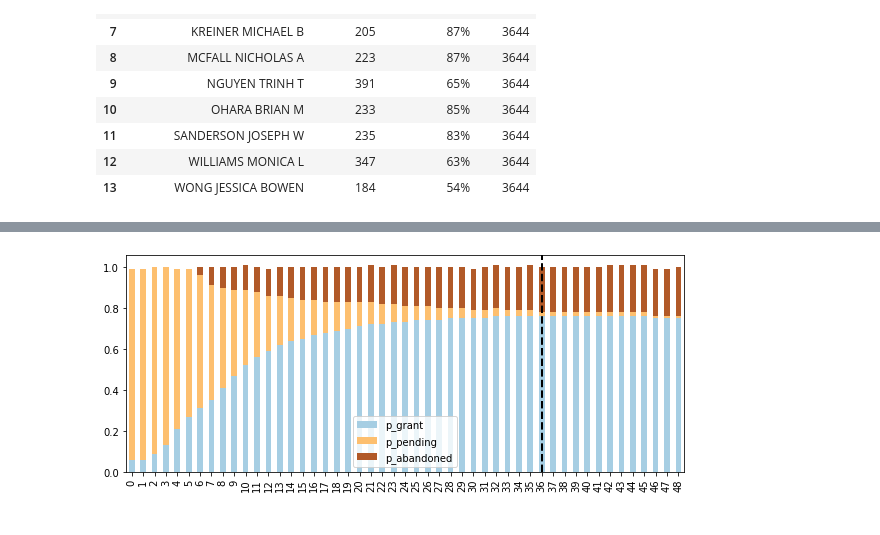
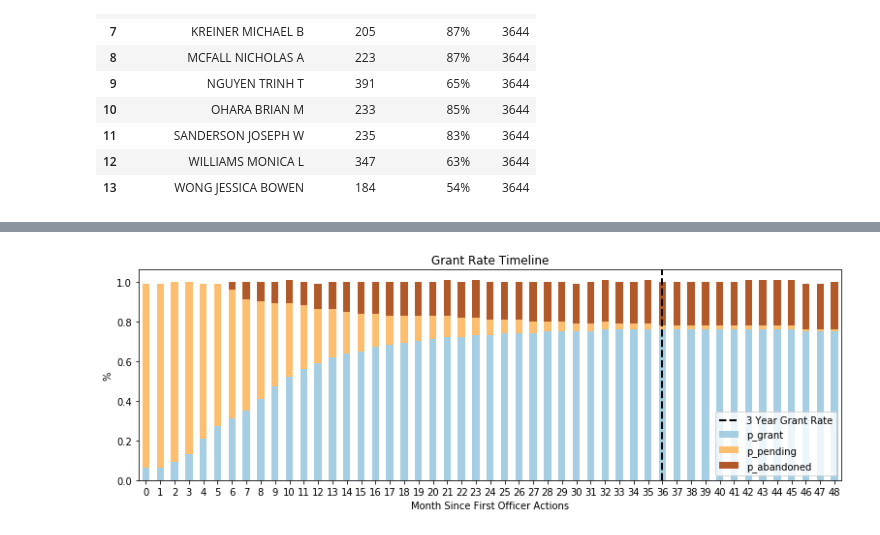
Before and after one commit to chajmz/Dataquest, a Jupyter notebook: Scrapping_Examiners_Data.ipynb, the cells around one changed output, grey strips where cells are left out. Drawn from its saved outputs; the diff is of its cells as text; code cells hidden in the pictures.

```diff
--- a/Scrapping_Examiners_Data.ipynb
+++ b/Scrapping_Examiners_Data.ipynb
@@ -30,20 +30,21 @@ from bs4 import BeautifulSoup
 def scrapArtUnitExaminers(num):
   url = 'https://www.patentbots.com/stats/art-unit/'+str(num)
   response = requests.get(url)
-  soup = BeautifulSoup(response.text, "html.parser")
-  td = soup.findAll('td')
-  pattern = r'[0-9]*[-]([\w-]*)\"'
-  l2 = []
-  for i in range(0,len(td),3):
-    line_str = str(td[i].contents[0])
-    if 'examiner/' in line_str:
-      name = re.search(pattern, line_str).group(1).replace('-',' ')
-      num_case = int(td[i+1].contents[0])
-      grant = str(td[i+2].contents[0])
-      l2.append([name,num_case,grant])
-  df = pd.DataFrame(l2,columns=['examiner','num_case','percent_grant'])
-  df['art_unit'] = num
-  return df
+  if response.status_code == 200:
+    soup = BeautifulSoup(response.text, "html.parser")
+    td = soup.findAll('td')
+    pattern = r'[0-9]*[-]([\w-]*)\"'
+    l2 = []
+    for i in range(0,len(td),3):
+      line_str = str(td[i].contents[0])
+      if 'examiner/' in line_str:
+        name = re.search(pattern, line_str).group(1).replace('-',' ')
+        num_case = int(td[i+1].contents[0])
+        grant = str(td[i+2].contents[0])
+        l2.append([name,num_case,grant])
+    df = pd.DataFrame(l2,columns=['examiner','num_case','percent_grant'])
+    df['art_unit'] = num
+    return df
 
 df = scrapArtUnitExaminers(3644)
 df
@@ -134,12 +131,16 @@ plt.show()
 # %%
 from matplotlib import cm
 
 def getGraphUnit(df):
   cmap = cm.get_cmap('Paired')
-  ax = df[['p_grant','p_pending','p_abandoned']].plot(kind="bar", stacked=True,legend=True,figsize=(10,4),colormap=cmap)
-  ax.axvline(x=36,linewidth=2, color='black', ls='--')
-
+  ax = df[['p_grant','p_pending','p_abandoned']].plot(kind="bar", stacked=True,legend=True,figsize=(13,4),colormap=cmap)
+  ax.axvline(x=36,linewidth=2, color='black', ls='--',label='3 Year Grant Rate')
+  ax.set_xlabel('Month Since First Officer Actions')
+  ax.set_ylabel('%')
+  ax.set_title('Grant Rate Timeline')
+  ax.set_xticklabels(ax.get_xticklabels(), rotation=0)
+  ax.legend()
 
 getGraphUnit(abc)
 # %% [output]
-[figure, old version]
+[figure, new version]
```
Also changed, not shown: parts of 19 cells of this notebook.
